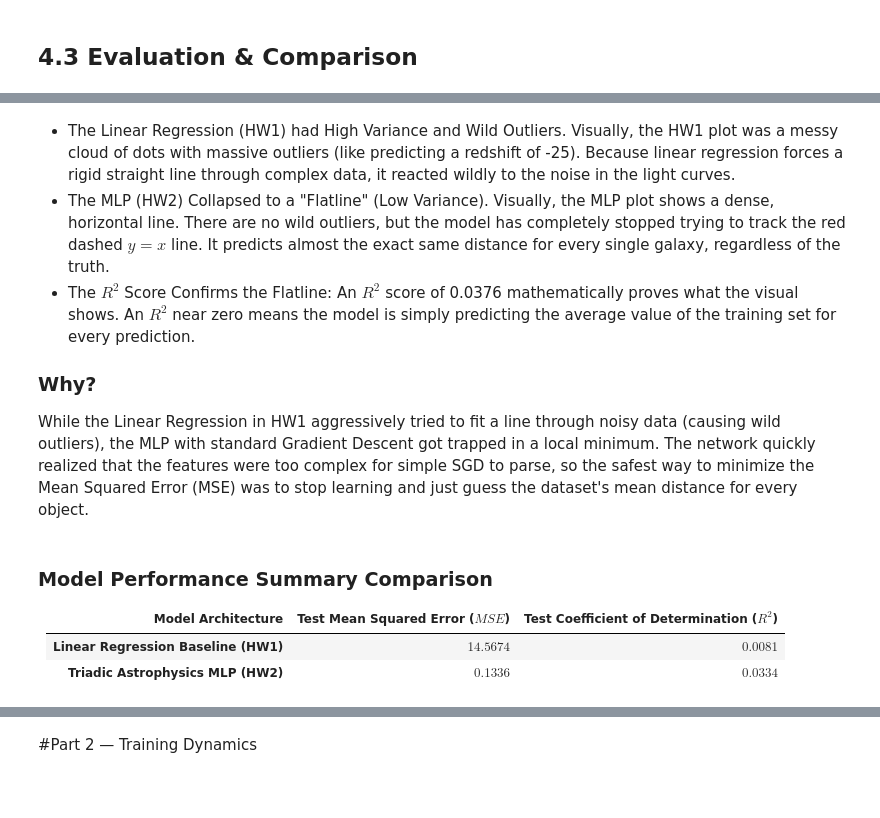
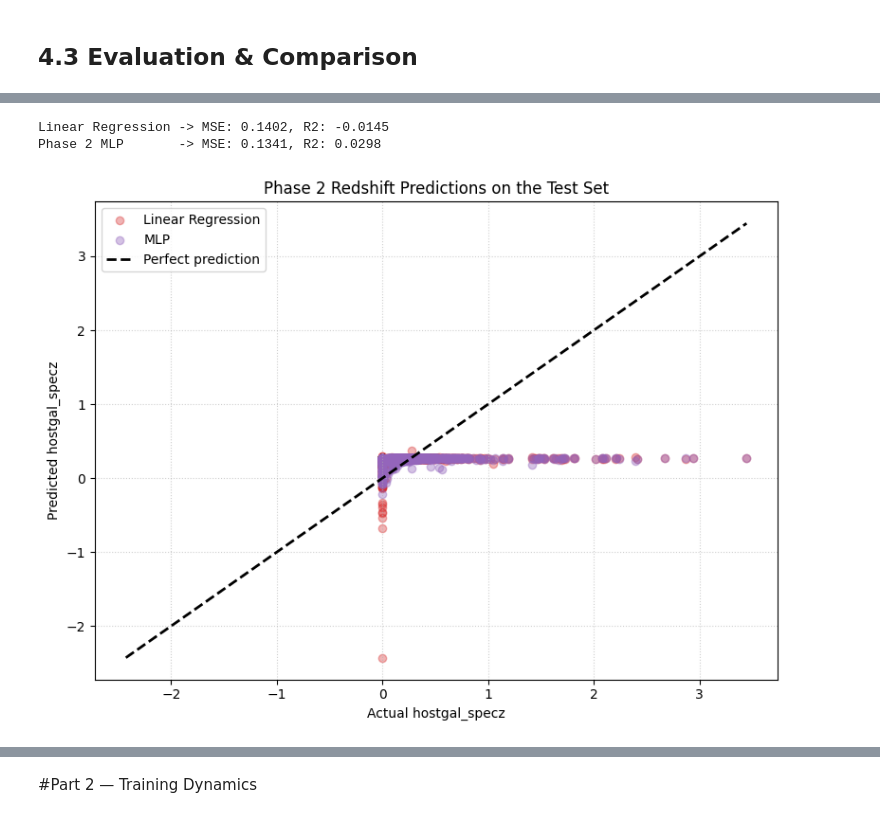
Before and after one commit to AckermaNik/MLP-redshift-prediction, a Jupyter notebook: Phase2_485.ipynb, the cells around one changed output, grey strips where cells are left out. Saved outputs shown, nothing was run; the diff lists cells and outputs as text; code cells hidden in the pictures; blank space fills up the shorter version.

```diff
--- a/Phase2_485.ipynb
+++ b/Phase2_485.ipynb
@@ -419,14 +336,46 @@ R-squared Score (R2):      0.0334
-# %% [markdown]
-- The Linear Regression (HW1) had High Variance and Wild Outliers. Visually, the HW1 plot was a messy cloud of dots with massive outliers (like predicting a redshift of -25). Because linear regression forces a rigid straight line through complex data, it reacted wildly to the noise in the light curves.
-- The MLP (HW2) Collapsed to a "Flatline" (Low Variance). Visually, the MLP plot shows a dense, horizontal line. There are no wild outliers, but the model has completely stopped trying to track the red dashed $y=x$ line. It predicts almost the exact same distance for every single galaxy, regardless of the truth.
-- The $R^2$ Score Confirms the Flatline: An $R^2$ score of 0.0376 mathematically proves what the visual shows. An $R^2$ near zero means the model is simply predicting the average value of the training set for every prediction.
-
-### Why?
-While the Linear Regression in HW1 aggressively tried to fit a line through noisy data (causing wild outliers), the MLP with standard Gradient Descent got trapped in a local minimum. The network quickly realized that the features were too complex for simple SGD to parse, so the safest way to minimize the Mean Squared Error (MSE) was to stop learning and just guess the dataset's mean distance for every object.
-# %% [markdown]
-### Model Performance Summary Comparison
-
-| Model Architecture | Test Mean Squared Error ($MSE$) | Test Coefficient of Determination ($R^2$) |
-| :--- | :---: | :---: |
-| **Linear Regression Baseline (HW1)** | $14.5674$ | $0.0081$ |
-| **Triadic Astrophysics MLP (HW2)** | $ 0.1336$ | $ 0.0334$ |
+# %%
+# ==========================================
+# 1. TRAIN DATA MLP EVALUATION
+# ==========================================
+X_test_t = torch.tensor(X_test_scaled, dtype=torch.float32)
+y_test_flat = np.asarray(y_test).ravel()
+
+model.eval()
+with torch.no_grad(): # No backpropagation only forward pass
+    y_pred_mlp = model(X_test_t).cpu().numpy().ravel()
+
+mlp_mse = mean_squared_error(y_test_flat, y_pred_mlp)
+mlp_r2 = r2_score(y_test_flat, y_pred_mlp) # measures the proportion of variance in the target variable (y) that is captured by model's predictions (y_hat).
+
+
+# ==========================================
+# 2. TRAIN DATA Linear Regression Evaluation
+# ==========================================
+linear_baseline = LinearRegression()
+linear_baseline.fit(X_train_scaled, np.asarray(y_train).ravel())
+y_pred_linear = linear_baseline.predict(X_test_scaled)
+linear_mse = mean_squared_error(y_test_flat, y_pred_linear)
+linear_r2 = r2_score(y_test_flat, y_pred_linear)
+
+print(f"Linear Regression -> MSE: {linear_mse:.4f}, R2: {linear_r2:.4f}")
+print(f"Phase 2 MLP       -> MSE: {mlp_mse:.4f}, R2: {mlp_r2:.4f}")
+
+plt.figure(figsize=(8, 6))
+plt.scatter(y_test_flat, y_pred_linear, color='#d62728', alpha=0.35,
+            label='Linear Regression')
+plt.scatter(y_test_flat, y_pred_mlp, color='#9467bd', alpha=0.4,
+            label='MLP')
+limits = [min(y_test_flat.min(), y_pred_linear.min(), y_pred_mlp.min()),
+          max(y_test_flat.max(), y_pred_linear.max(), y_pred_mlp.max())]
+plt.plot(limits, limits, 'k--', linewidth=2, label='Perfect prediction')
+plt.xlabel('Actual hostgal_specz')
+plt.ylabel('Predicted hostgal_specz')
+plt.title('Phase 2 Redshift Predictions on the Test Set')
+plt.legend()
+plt.grid(True, linestyle=':', alpha=0.6)
+plt.tight_layout()
+plt.show()
+# %% [output]
+Linear Regression -> MSE: 0.1402, R2: -0.0145
+Phase 2 MLP       -> MSE: 0.1341, R2: 0.0298
+[figure, added]
```
Also changed, not shown: parts of 30 cells of this notebook, 1 other file.
